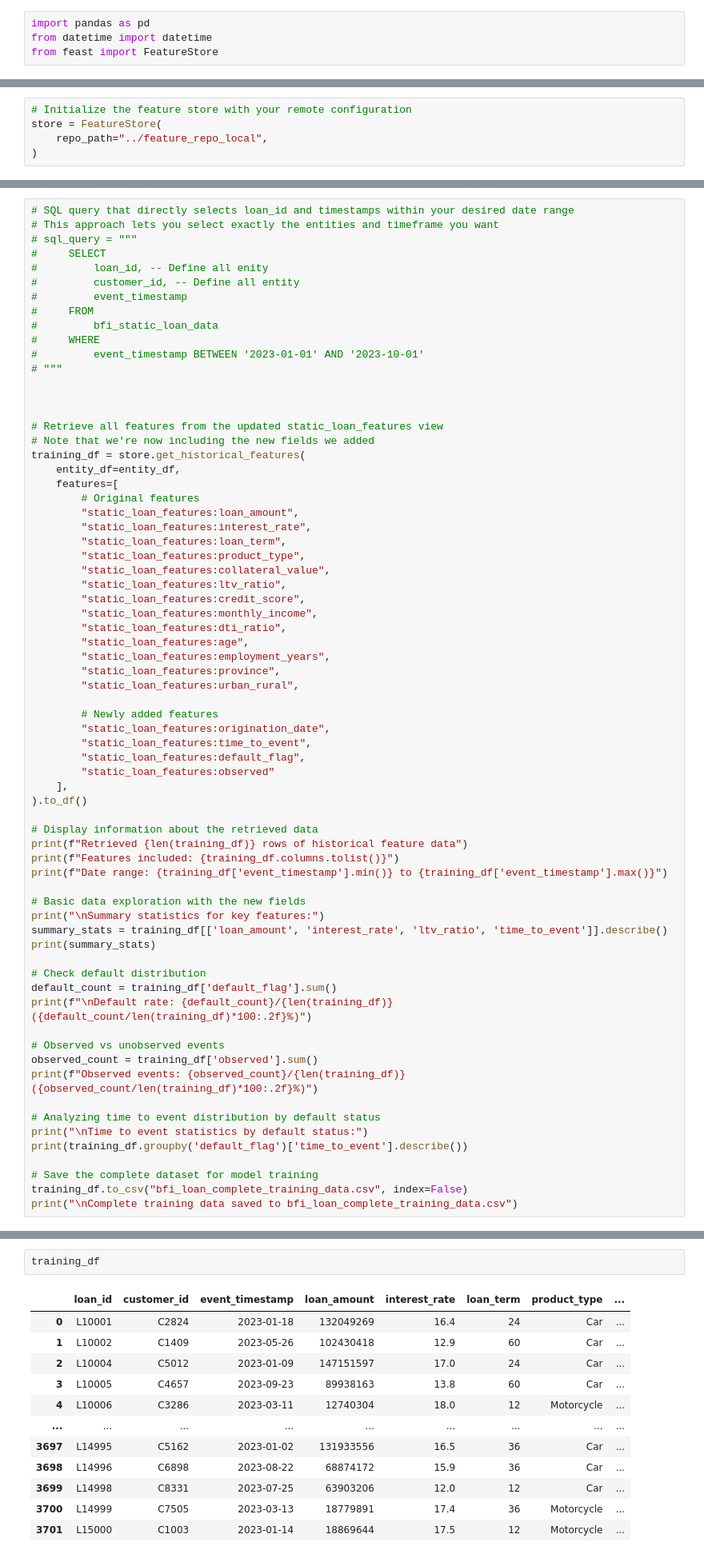
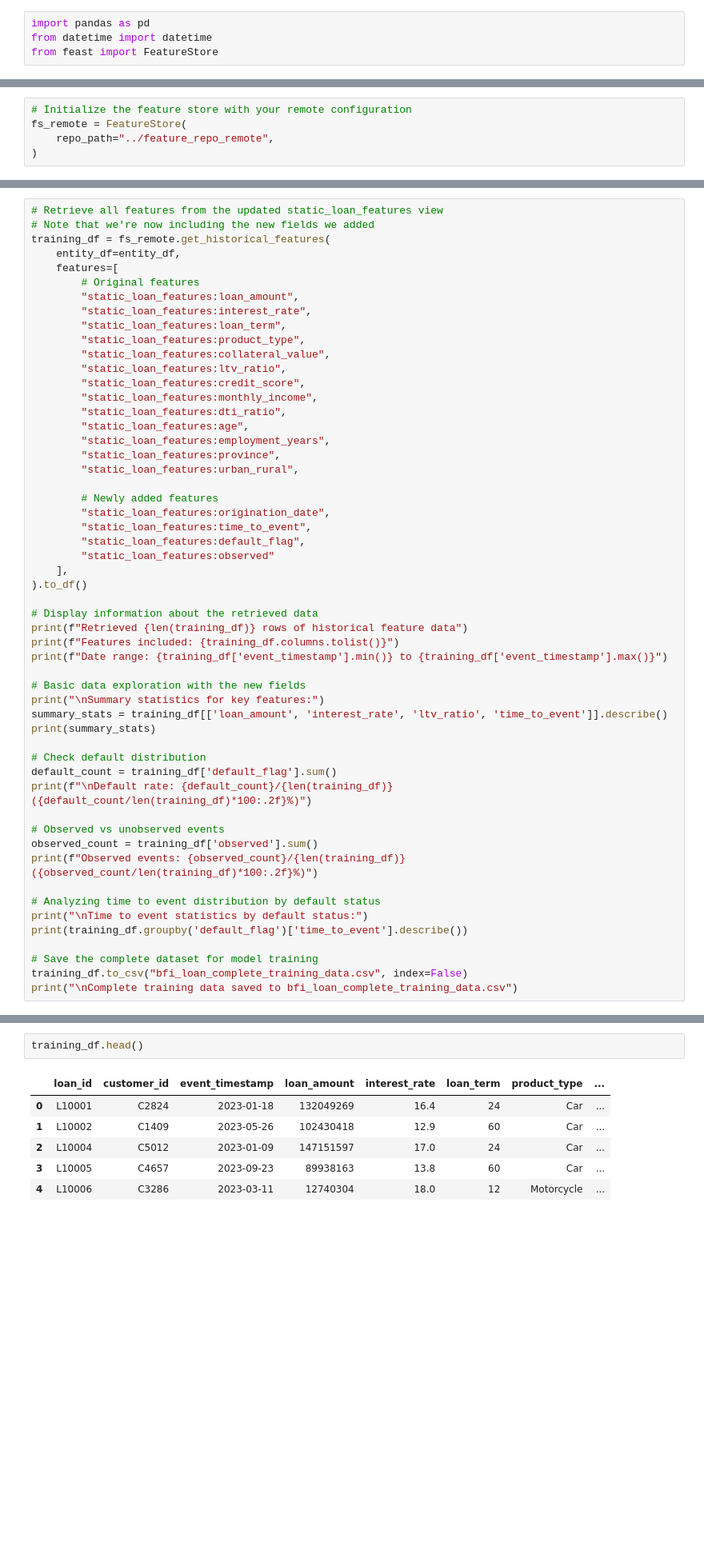
Before and after one commit to saifulrijal-ds/awesome-feast-project, a Jupyter notebook: notebooks/01_Get_Historical_Data.ipynb, the cells around one changed output, grey strips where cells are left out. Shown at 80% size. Cells and saved outputs as stored; diff of their text form; blank space fills up the shorter version.

```diff
--- a/notebooks/01_Get_Historical_Data.ipynb
+++ b/notebooks/01_Get_Historical_Data.ipynb
@@ -10,7 +110,7 @@ from feast import FeatureStore
 # %%
 # Initialize the feature store with your remote configuration
-store = FeatureStore(
-    repo_path="../feature_repo_local",
+fs_remote = FeatureStore(
+    repo_path="../feature_repo_remote",
 )
 # %%
 entity_df = pd.read_csv("../feature_repo/data/bfi_static_loan_data.csv")
@@ -29,24 +129,9 @@ entity_df.head()
 | 4 | L10005 | C4657 | 2023-09-23 |
 | 5 | L10006 | C3286 | 2023-03-11 |
 # %%
-# SQL query that directly selects loan_id and timestamps within your desired date range
-# This approach lets you select exactly the entities and timeframe you want
-# sql_query = """
-#     SELECT
-#         loan_id, -- Define all enity
-#         customer_id, -- Define all entity
-#         event_timestamp
-#     FROM
-#         bfi_static_loan_data
-#     WHERE
-#         event_timestamp BETWEEN '2023-01-01' AND '2023-10-01'
-# """
-
-
-
 # Retrieve all features from the updated static_loan_features view
 # Note that we're now including the new fields we added
-training_df = store.get_historical_features(
+training_df = fs_remote.get_historical_features(
     entity_df=entity_df,
     features=[
         # Original features
@@ -116,17 +201,11 @@ min    4.973699e+06      12.000000     0.770000       1.000000
 
 Complete training data saved to bfi_loan_complete_training_data.csv
 # %%
-training_df
+training_df.head()
 # %% [output]
 |  | loan_id | customer_id | event_timestamp | loan_amount | interest_rate | loan_term | product_type | ... |
 | 0 | L10001 | C2824 | 2023-01-18 | 132049269 | 16.4 | 24 | Car | ... |
 | 1 | L10002 | C1409 | 2023-05-26 | 102430418 | 12.9 | 60 | Car | ... |
 | 2 | L10004 | C5012 | 2023-01-09 | 147151597 | 17.0 | 24 | Car | ... |
 | 3 | L10005 | C4657 | 2023-09-23 | 89938163 | 13.8 | 60 | Car | ... |
 | 4 | L10006 | C3286 | 2023-03-11 | 12740304 | 18.0 | 12 | Motorcycle | ... |
-| ... | ... | ... | ... | ... | ... | ... | ... | ... |
-| 3697 | L14995 | C5162 | 2023-01-02 | 131933556 | 16.5 | 36 | Car | ... |
-| 3698 | L14996 | C6898 | 2023-08-22 | 68874172 | 15.9 | 36 | Car | ... |
-| 3699 | L14998 | C8331 | 2023-07-25 | 63903206 | 12.0 | 12 | Car | ... |
-| 3700 | L14999 | C7505 | 2023-03-13 | 18779891 | 17.4 | 36 | Motorcycle | ... |
-| 3701 | L15000 | C1003 | 2023-01-14 | 18869644 | 17.5 | 12 | Motorcycle | ... |
```
Also changed, not shown: parts of 13 cells of this notebook, 5 other files.
